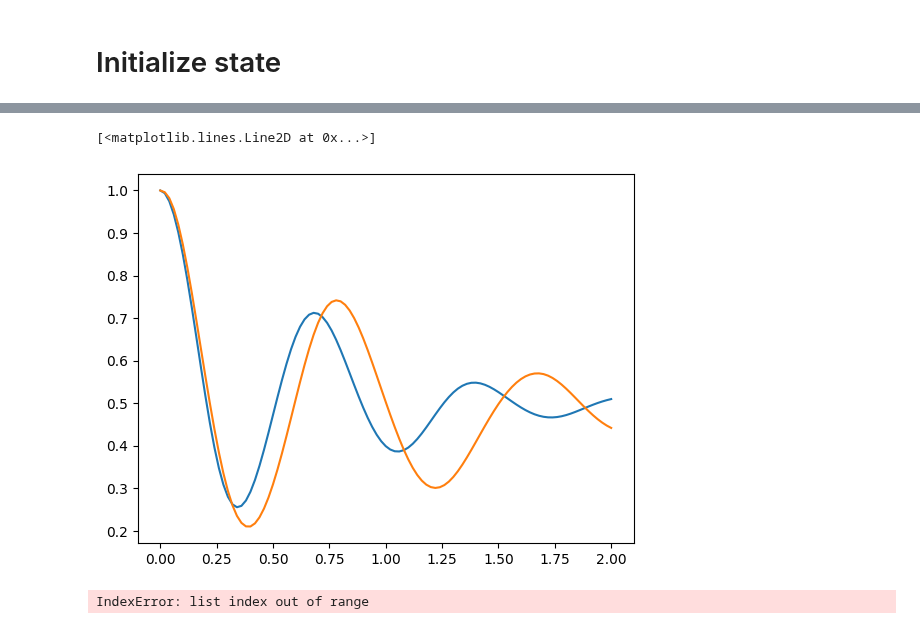
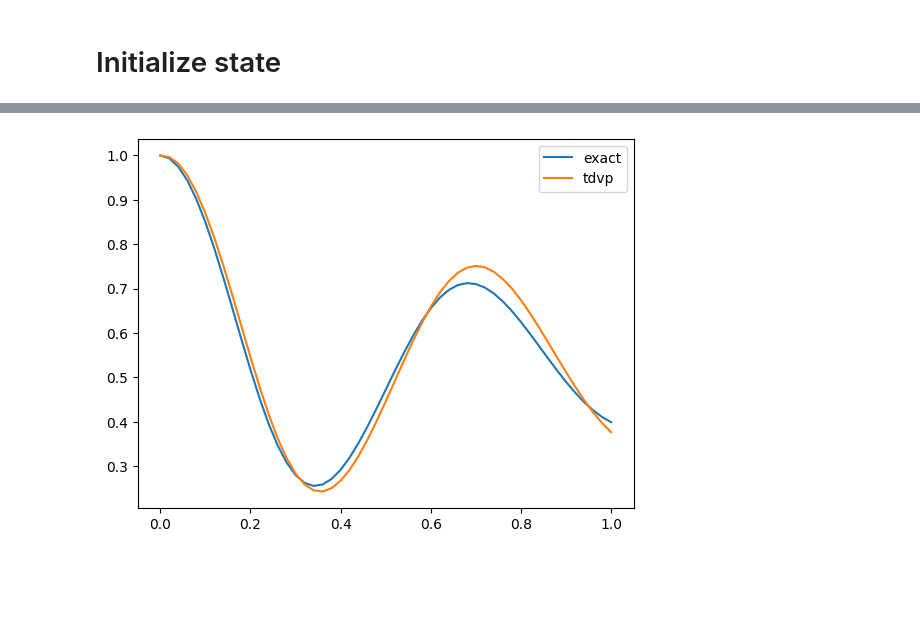
Before and after one commit to Drachier/PyTreeNet, a Jupyter notebook: BH(4x4).ipynb, the cells around one changed output, grey strips where cells are left out. Saved outputs shown, nothing was run; the diff lists cells and outputs as text; code cells hidden in the pictures; blank space fills up the shorter version.

```diff
--- a/BH(4x4).ipynb
+++ b/BH(4x4).ipynb
@@ -143,7 +90,7 @@ m = 0.5
 Lx = 4
 Ly = 4
 
-H1 = ptn.BoseHubbard_ham(t, u, m, Lx, Ly, d)
+H1 = ptn.BoseHubbard_ham(t, u, m, Lx, Ly, 2)
 H1 = H1.pad_with_identities(ttn , symbolic= True)
 ttno = ptn.TTNO.from_hamiltonian(H1, ttn)
 
@@ -162,19 +109,17 @@ lanczos_params =  {'N_min': 2,
                    'P_tol': 1e-8,
                    'reortho': True,}
 
-expansion_params = {
-                    "ExpansionMode": ptn.ExpansionMode.TTN,
+expansion_params = {"ExpansionMode": ptn.ExpansionMode.TTN,
+                    "KrylovBasisMode": ptn.KrylovBasisMode.apply_1st_order_expansion,
                     "num_vecs": 3,
-                    "tau": 1e-2,
+                    "tau": 0.1,
                     "SVDParameters": ptn.SVDParameters(max_bond_dim = np.inf , rel_tol= -np.inf , total_tol = -np.inf),
-                    "InitExpST" : 0.1 , # first time to start the expansion
-                    "ConvThresh" : 0.007,
-                    "ConvThreshUP" : 0.01,
-                    "expansion_steps" : 20,
-                    "tol": 1e-20,
-                    "tol_step_increase": 10,
-                    "tol_step_decrease": 0.5,
-                    "max_bond": 170,
+                    "expansion_steps" : 10,
+                    "tol": 0.01,
+                    "tol_step_increase": 0.03,
+                    "tol_step_decrease": 0.005,
+                    "num_second_trial" : 10,
+                    "max_bond": 240,
                     "rel_tot_bond": (5,20),
                     "T3N_dict" : {"Site(0,1)" : "Site(0,2)",
                                   "Site(0,2)" : "Site(0,3)",
@@ -182,17 +127,26 @@ expansion_params = {
                                   "Site(3,2)" : "Site(3,3)"}}
 
 config= ptn.TTNTimeEvolutionConfig(record_bond_dim = True,
-                                   Lanczos_evolution= False,
+                                   Lanczos_evolution = False,
                                    Lanczos_params = lanczos_params,
                                    Expansion_params = expansion_params)
 
 tdvp = ptn.SecondOrderOneSiteTDVP(initial_state = ttn,
                                  hamiltonian = ttno,
                                  time_step_size = 0.01,
-                                 final_time = 2,
+                                 final_time = 1,
                                  operators = [Correlation_function , occupation_22],
                                  config = config)
+# %%
+tdvp = ptn.SecondOrderTwoSiteTDVP(initial_state = ttn,
+                                 hamiltonian = ttno,
+                                 time_step_size = 0.01,
+                                 final_time = 1,
+                                 operators = [Correlation_function , occupation_22],
+                                 truncation_parameters= ptn.SVDParameters(max_bond_dim = 20 , rel_tol= 0.001 , total_tol = -np.inf),
+                                 config = config)
+tdvp.run(2)
 # %%
-tdvp.run_ex_partial_t3n(2)
+tdvp.RUN(evaluation_time = 2)
 times = tdvp.times()
 # %% [output]
@@ -264,13 +219,11 @@ expanded_dim TTN:  12 : 125 ---> 137
 # %%
 oc_exact, times = system.occupation_results(evaluation_time=2,results=result)
 
-plt.plot(times, oc_exact[:,2,2], label="exact")
+plt.plot(times, oc_exact[:,2,2]  , label="exact")
 
-plt.plot(times ,tdvp.operator_results()[1], label="exact")
+plt.plot(times ,tdvp.operator_results()[1], label="tdvp")
+
+plt.legend()
+plt.show()
 # %% [output]
-[<matplotlib.lines.Line2D at 0x...>]
-[figure, old version]
+[figure, new version]
-# %%
-ptn.expectation_value(tdvp.accepted_states[2], tdvp.operators[0])
-# %% [output]
-IndexError: list index out of range
```
Also changed, not shown: parts of 17 cells of this notebook, 18 other files.
